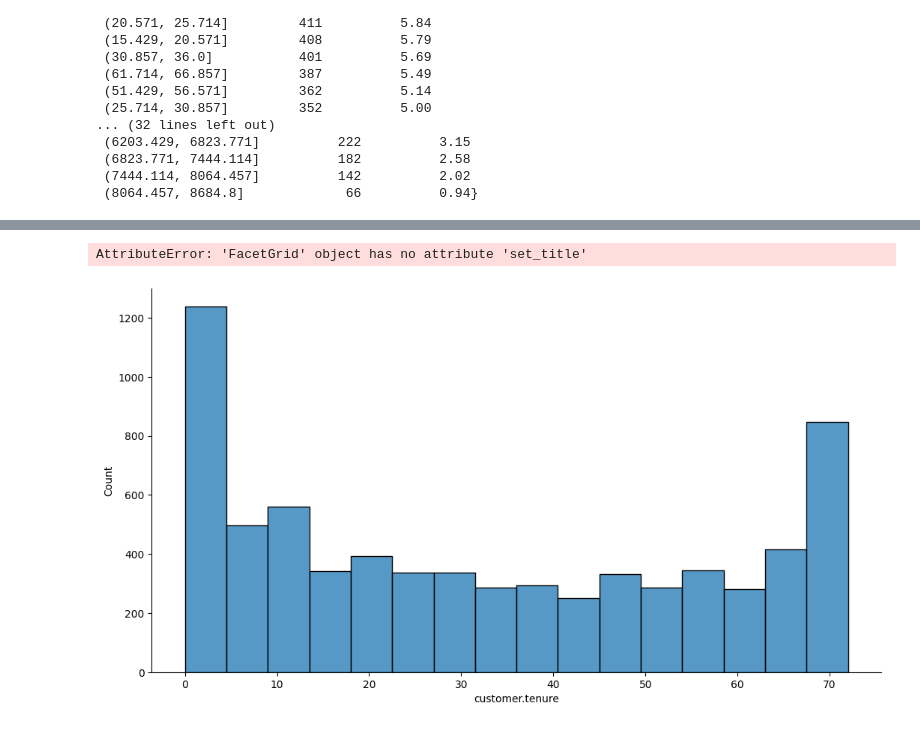
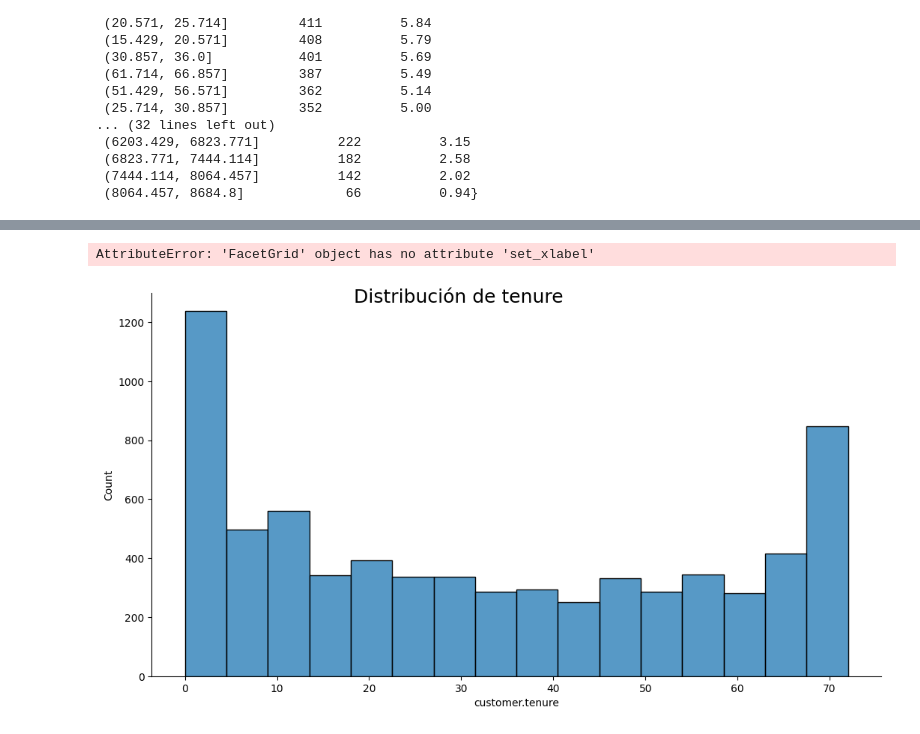
Before and after one commit to Tecindes/ChakkengeONE, a Jupyter notebook: TelecomX_parte2_latam.ipynb, the cells around one changed output, grey strips where cells are left out. Saved outputs shown, nothing was run; the diff lists cells and outputs as text; code cells hidden in the pictures.

```diff
--- a/TelecomX_parte2_latam.ipynb
+++ b/TelecomX_parte2_latam.ipynb
@@ -407,12 +407,11 @@ for col in Cuantitativa:
 # %%
-ax=sns.displot(data=df,x='customer.tenure',kde=False)
-ax.figure.set_size_inches(12,6)
-ax.set_title('Distribución de tenure',fontsize=18)
-ax.set_xlabel('Tenure',fontsize=14)
-ax
+ax = sns.displot(data=df, x='customer.tenure', kde=False)
+ax.fig.set_size_inches(12,6)
+ax.fig.suptitle('Distribución de tenure', fontsize=18)
+ax.set_xlabel('Tenure', fontsize=14)
 # %% [output]
-AttributeError: 'FacetGrid' object has no attribute 'set_title'
+AttributeError: 'FacetGrid' object has no attribute 'set_xlabel'
-[figure, old version]
+[figure, new version]
 # %%
 import pandas as pd
 
```
Also changed, not shown: parts of 1 cell of this notebook.
